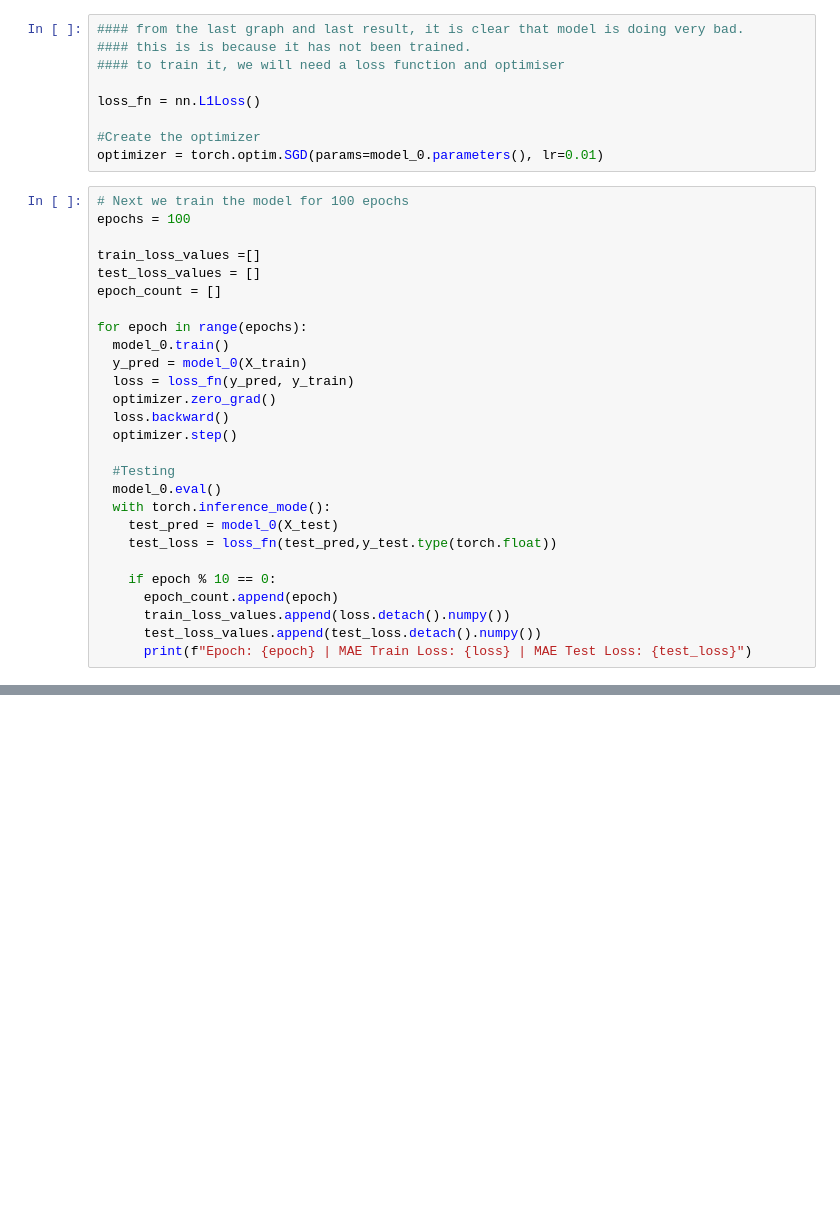
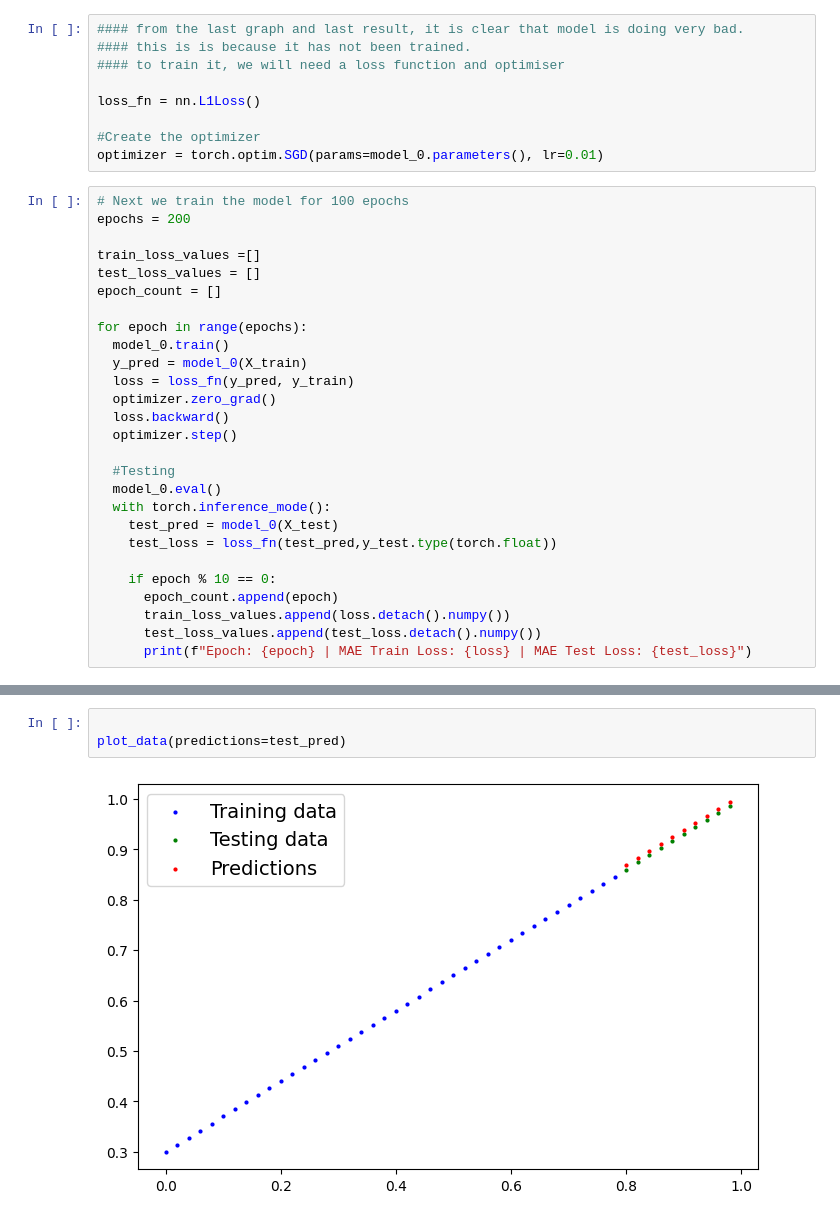
Before and after one commit to Jude-Ufoh/Pytorch, a Jupyter notebook: Linear Regression/Pytorch1.ipynb, the cells around one changed output, grey strips where cells are left out. Saved outputs shown, nothing was run; the diff lists cells and outputs as text; blank space fills up the shorter version.

```diff
--- a/Linear Regression/Pytorch1.ipynb
+++ b/Linear Regression/Pytorch1.ipynb
@@ -280,7 +285,7 @@ loss_fn = nn.L1Loss()
 optimizer = torch.optim.SGD(params=model_0.parameters(), lr=0.01)
 # %%
 # Next we train the model for 100 epochs
-epochs = 100
+epochs = 200
 
 train_loss_values =[]
 test_loss_values = []
@@ -318,0 +334,5 @@ Epoch: 90 | MAE Train Loss: 0.008932482451200485 | MAE Test Loss: 0.005023092031
+# %%
+
+plot_data(predictions=test_pred)
+# %% [output]
+[figure, added]
```
Also changed, not shown: parts of 13 cells of this notebook.
